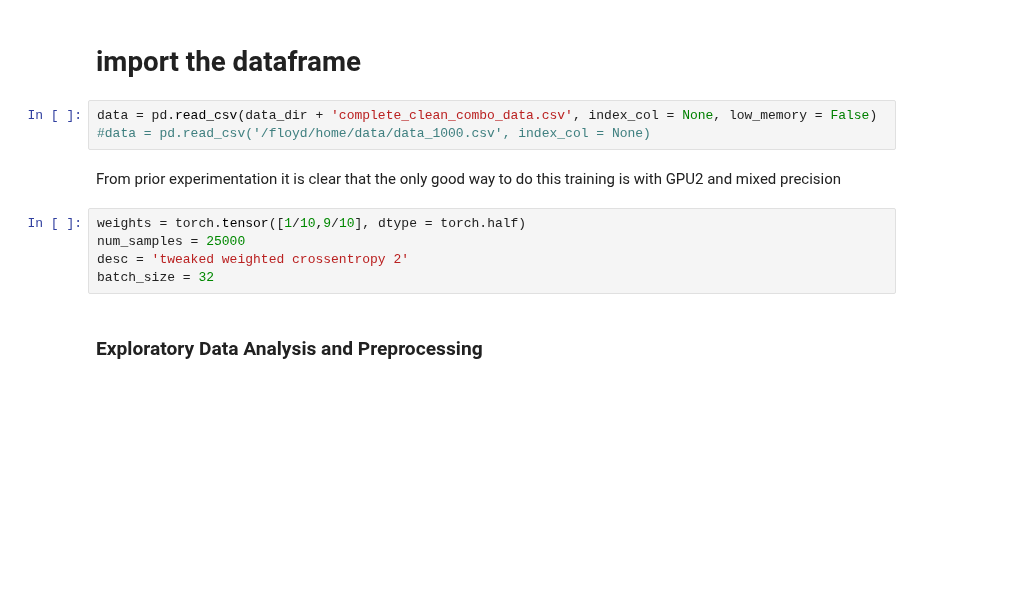
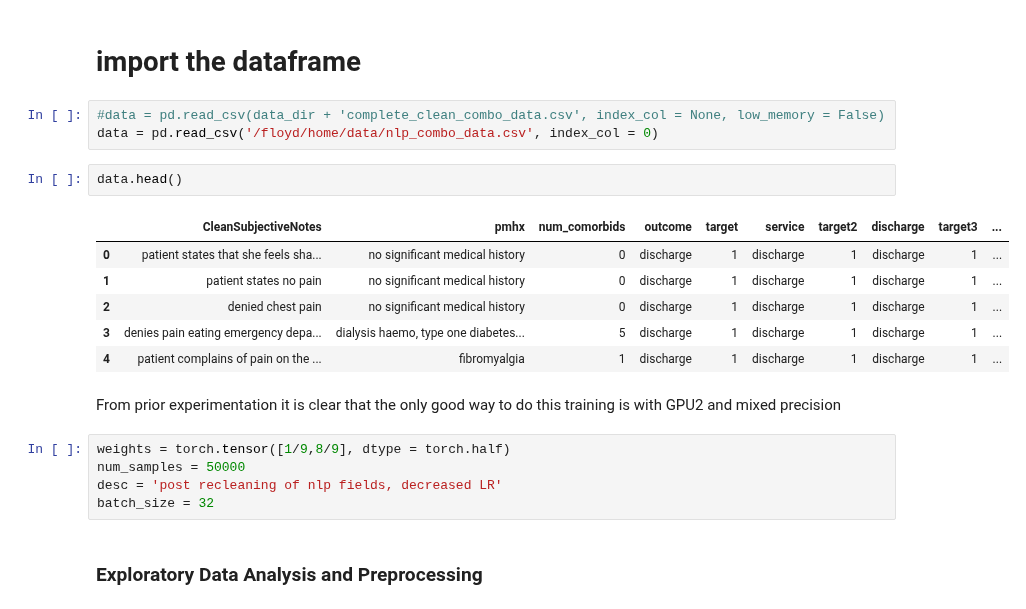
Before and after one commit to Jaskolk/ed-triage, a Jupyter notebook: clinical_biobert_v2.ipynb, the cells around one changed output. Saved outputs shown, nothing was run; the diff lists cells and outputs as text; blank space fills up the shorter version.

```diff
--- a/clinical_biobert_v2.ipynb
+++ b/clinical_biobert_v2.ipynb
@@ -550,14 +552,23 @@ class JJFocalLoss(nn.Module):
 # %% [markdown]
 # import the dataframe
 # %%
-data = pd.read_csv(data_dir + 'complete_clean_combo_data.csv', index_col = None, low_memory = False)
-#data = pd.read_csv('/floyd/home/data/data_1000.csv', index_col = None)
+#data = pd.read_csv(data_dir + 'complete_clean_combo_data.csv', index_col = None, low_memory = False)
+data = pd.read_csv('/floyd/home/data/nlp_combo_data.csv', index_col = 0)
+# %%
+data.head()
+# %% [output]
+|  | CleanSubjectiveNotes | pmhx | num_comorbids | outcome | target | service | target2 | discharge | target3 | ... |
+| 0 | patient states that she feels sha... | no significant medical history | 0 | discharge | 1 | discharge | 1 | discharge | 1 | ... |
+| 1 | patient states no pain | no significant medical history | 0 | discharge | 1 | discharge | 1 | discharge | 1 | ... |
+| 2 | denied chest pain | no significant medical history | 0 | discharge | 1 | discharge | 1 | discharge | 1 | ... |
+| 3 | denies pain eating emergency depa... | dialysis haemo, type one diabetes... | 5 | discharge | 1 | discharge | 1 | discharge | 1 | ... |
+| 4 | patient complains of pain on the ... | fibromyalgia | 1 | discharge | 1 | discharge | 1 | discharge | 1 | ... |
 # %% [markdown]
 From prior experimentation it is clear that the only good way to do this training is with GPU2 and mixed precision
 # %%
-weights = torch.tensor([1/10,9/10], dtype = torch.half)
-num_samples = 25000
-desc = 'tweaked weighted crossentropy 2'
+weights = torch.tensor([1/9,8/9], dtype = torch.half)
+num_samples = 50000
+desc = 'post recleaning of nlp fields, decreased LR'
 batch_size = 32
 # %% [markdown]
 ### Exploratory Data Analysis and Preprocessing
```
Also changed, not shown: parts of 7 cells of this notebook.
